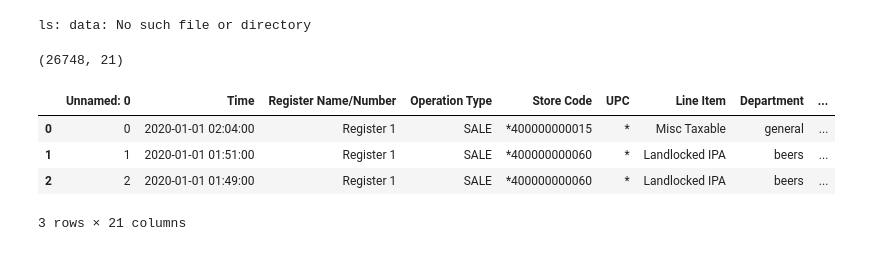
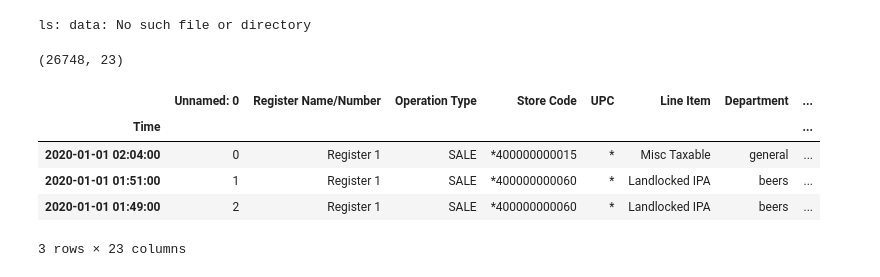
Before and after one commit to pcgentry/brewery-lifecycles, a Jupyter notebook: eda/transaction-items.ipynb, the cells around one changed output. Cells and saved outputs as stored; diff of their text form; code cells hidden in the pictures.

```diff
--- a/eda/transaction-items.ipynb
+++ b/eda/transaction-items.ipynb
@@ -18,15 +18,24 @@ ls: data: No such file or directory
 # %%
 transactions = pd.read_csv(
     '../data/transaction_items_full_clean.csv',
     delimiter=","
 )
 transactions["Time"] = pd.to_datetime(transactions["Time"])
+transactions['time_hour'] = pd.DatetimeIndex(transactions['Time']).round("h")
+
+transactions["Time2"] = transactions["Time"]
+
+
+transactions.set_index("Time", inplace=True)
+transactions["Time"] = transactions["Time2"]
+
 print(transactions.shape)
 transactions.head(3)
 # %% [output]
-(26748, 21)
+(26748, 23)
-|  | Unnamed: 0 | Time | Register Name/Number | Operation Type | Store Code | UPC | Line Item | Department | ... |
-| 0 | 0 | 2020-01-01 02:04:00 | Register 1 | SALE | *400000000015 | * | Misc Taxable | general | ... |
-| 1 | 1 | 2020-01-01 01:51:00 | Register 1 | SALE | *400000000060 | * | Landlocked IPA | beers | ... |
-| 2 | 2 | 2020-01-01 01:49:00 | Register 1 | SALE | *400000000060 | * | Landlocked IPA | beers | ... |
+|  | Unnamed: 0 | Register Name/Number | Operation Type | Store Code | UPC | Line Item | Department | ... |
+| Time |  |  |  |  |  |  |  | ... |
+| 2020-01-01 02:04:00 | 0 | Register 1 | SALE | *400000000015 | * | Misc Taxable | general | ... |
+| 2020-01-01 01:51:00 | 1 | Register 1 | SALE | *400000000060 | * | Landlocked IPA | beers | ... |
+| 2020-01-01 01:49:00 | 2 | Register 1 | SALE | *400000000060 | * | Landlocked IPA | beers | ... |
-3 rows × 21 columns
+3 rows × 23 columns
```
Also changed, not shown: parts of 32 cells of this notebook, 2 other files.
